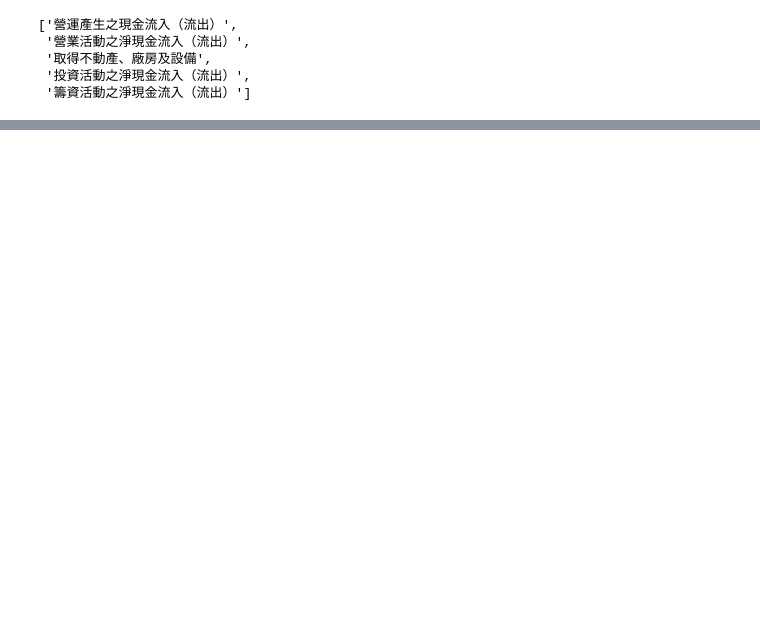
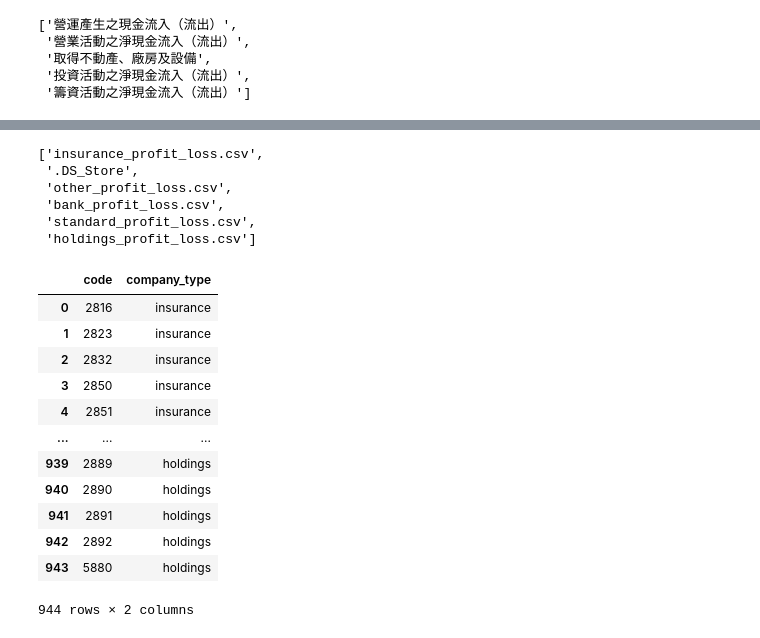
Before and after one commit to yuhsuanyang/stock_market_analysis, a Jupyter notebook: code/acknowledgement.ipynb, the cells around one changed output, grey strips where cells are left out. Drawn from its saved outputs; the diff is of its cells as text; code cells hidden in the pictures; blank space fills up the shorter version.

```diff
--- a/code/acknowledgement.ipynb
+++ b/code/acknowledgement.ipynb
@@ -188,0 +231,34 @@ pd.read_csv('../data_sample/real_estate.csv')
+# %%
+os.listdir('../data_sample/profit_loss')
+# %% [output]
+['insurance_profit_loss.csv',
+ '.DS_Store',
+ 'other_profit_loss.csv',
+ 'bank_profit_loss.csv',
+ 'standard_profit_loss.csv',
+ 'holdings_profit_loss.csv']
+# %%
+company_type = []
+for file in os.listdir('../data_sample/profit_loss'):
+    if file == '.DS_Store':
+        continue
+    company_type_name = file.split('_')[0]
+    data = pd.read_csv(f'../data_sample/profit_loss/{file}', header=[0, 1])
+    for id_ in data['year']['code']:
+        company_type.append([id_, company_type_name])
+company_type = pd.DataFrame(company_type, columns=['code', 'company_type'])
+company_type
+# %% [output]
+|  | code | company_type |
+| 0 | 2816 | insurance |
+| 1 | 2823 | insurance |
+| 2 | 2832 | insurance |
+| 3 | 2850 | insurance |
+| 4 | 2851 | insurance |
+| ... | ... | ... |
+| 939 | 2889 | holdings |
+| 940 | 2890 | holdings |
+| 941 | 2891 | holdings |
+| 942 | 2892 | holdings |
+| 943 | 5880 | holdings |
+944 rows × 2 columns
```
Also changed, not shown: parts of 31 cells of this notebook, 1 other file.
